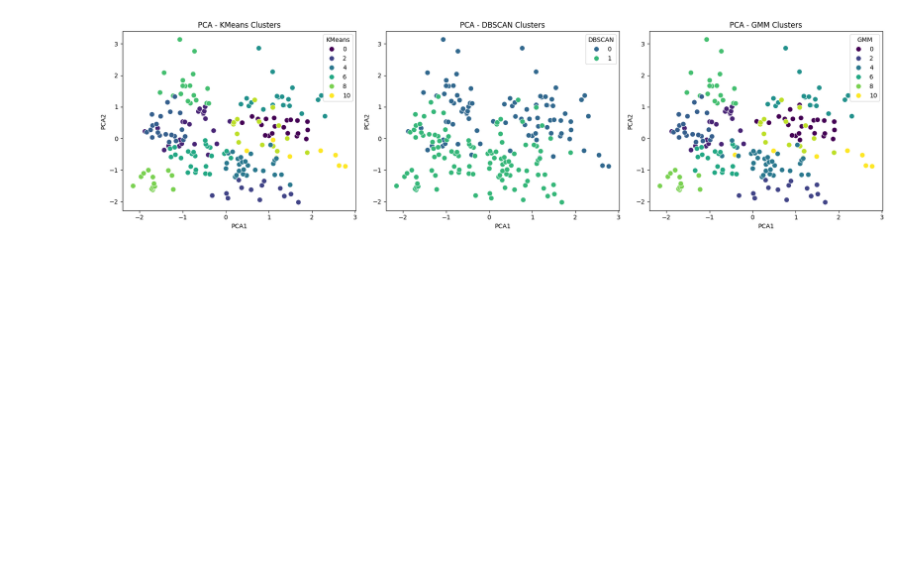
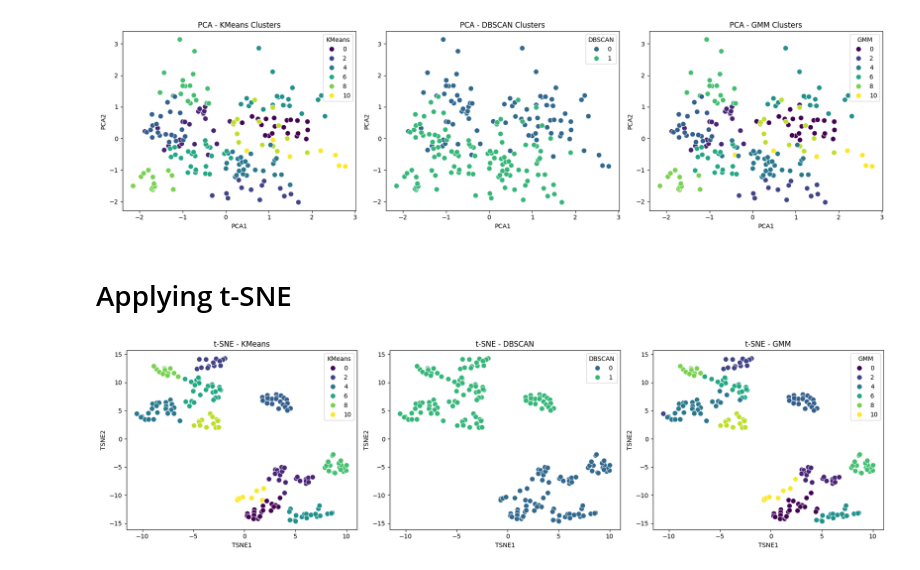
Before and after one commit to Atkiya/Atkiya_ML, a Jupyter notebook: Lab/Lab2.ipynb, the cells around one changed output. Saved outputs shown, nothing was run; the diff lists cells and outputs as text; code cells hidden in the pictures; blank space fills up the shorter version.

Commit message:
applying t-SNE

```diff
--- a/Lab/Lab2.ipynb
+++ b/Lab/Lab2.ipynb
@@ -317,3 +318,43 @@ plt.tight_layout()
 plt.show()
 # %% [output]
 [figure]
+# %% [markdown]
+# Applying t-SNE
+# %%
+tsne = TSNE(n_components=2, random_state=42, perplexity=30)
+tsne_result = tsne.fit_transform(scaled_data)
+
+
+tsne_df = pd.DataFrame({
+    "TSNE1": tsne_result[:,0],
+    "TSNE2": tsne_result[:,1],
+    "KMeans": kmeans_labels,
+    "DBSCAN": dbscan_labels,
+    "GMM": gmm_labels
+})
+
+
+plt.figure(figsize=(18,5))
+
+# KMeans
+plt.subplot(1,3,1)
+sns.scatterplot(data=tsne_df, x="TSNE1", y="TSNE2",
+                hue="KMeans", palette="viridis", s=70)
+plt.title("t-SNE - KMeans")
+
+# DBSCAN
+plt.subplot(1,3,2)
+sns.scatterplot(data=tsne_df, x="TSNE1", y="TSNE2",
+                hue="DBSCAN", palette="viridis", s=70)
+plt.title("t-SNE - DBSCAN")
+
+# GMM
+plt.subplot(1,3,3)
+sns.scatterplot(data=tsne_df, x="TSNE1", y="TSNE2",
+                hue="GMM", palette="viridis", s=70)
+plt.title("t-SNE - GMM")
+
+plt.tight_layout()
+plt.show()
+# %% [output]
+[figure, added]
```
Also changed, not shown: parts of 1 cell of this notebook.
